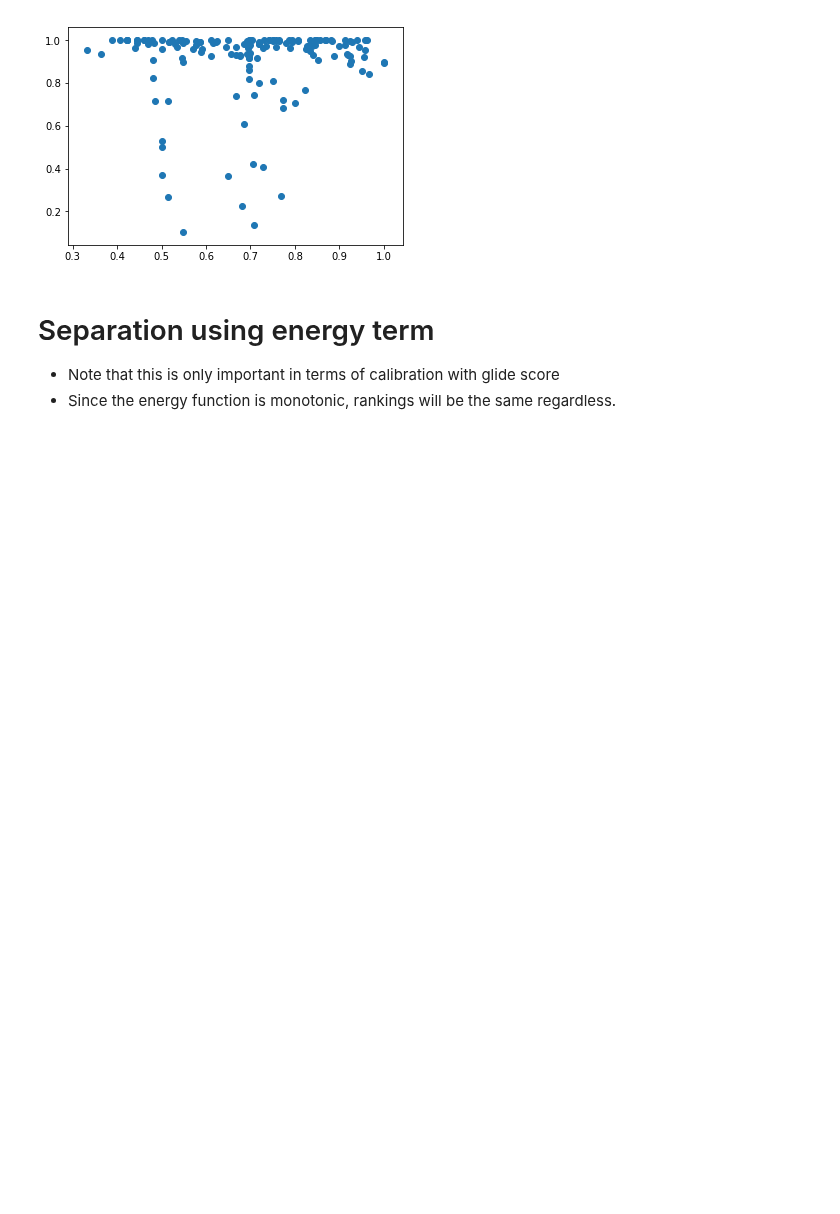
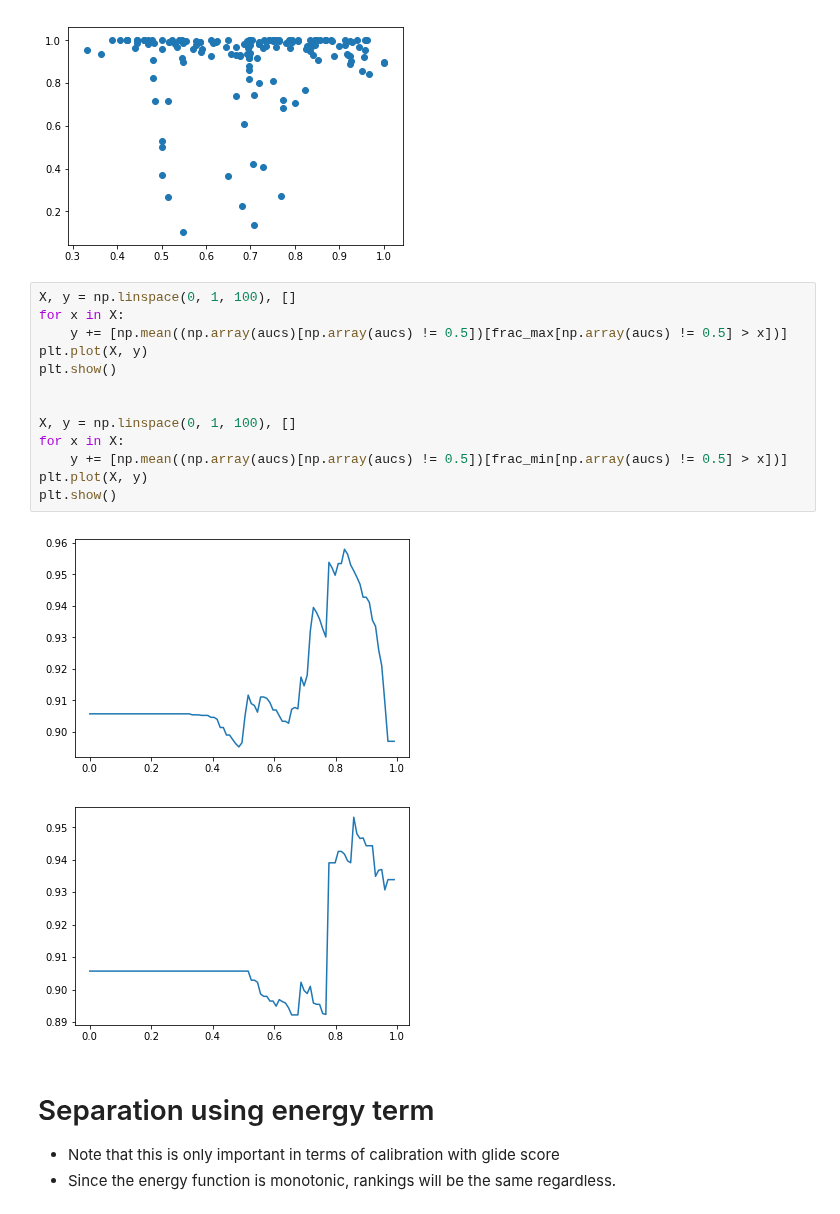
Before and after one commit to orangese/combind_multistruct_benchmarking, a Jupyter notebook: notebooks/mcss/mcss_performance_mcss14.ipynb, the cells around one changed output. Drawn from its saved outputs; the diff is of its cells as text; blank space fills up the shorter version.

```diff
--- a/notebooks/mcss/mcss_performance_mcss14.ipynb
+++ b/notebooks/mcss/mcss_performance_mcss14.ipynb
@@ -120,6 +120,22 @@ SpearmanrResult(correlation=-0.0022793695010897251, pvalue=0.97747042613366975)
 [figure]
 SpearmanrResult(correlation=-0.032502800097171991, pvalue=0.68709435790394513)
 [figure]
+# %%
+X, y = np.linspace(0, 1, 100), []
+for x in X:
+    y += [np.mean((np.array(aucs)[np.array(aucs) != 0.5])[frac_max[np.array(aucs) != 0.5] > x])]
+plt.plot(X, y)
+plt.show()
+
+
+X, y = np.linspace(0, 1, 100), []
+for x in X:
+    y += [np.mean((np.array(aucs)[np.array(aucs) != 0.5])[frac_min[np.array(aucs) != 0.5] > x])]
+plt.plot(X, y)
+plt.show()
+# %% [output]
+[figure, added]
+[figure, added]
 # %% [markdown]
 # Separation using energy term
 
```
Also changed, not shown: 1 other file.
